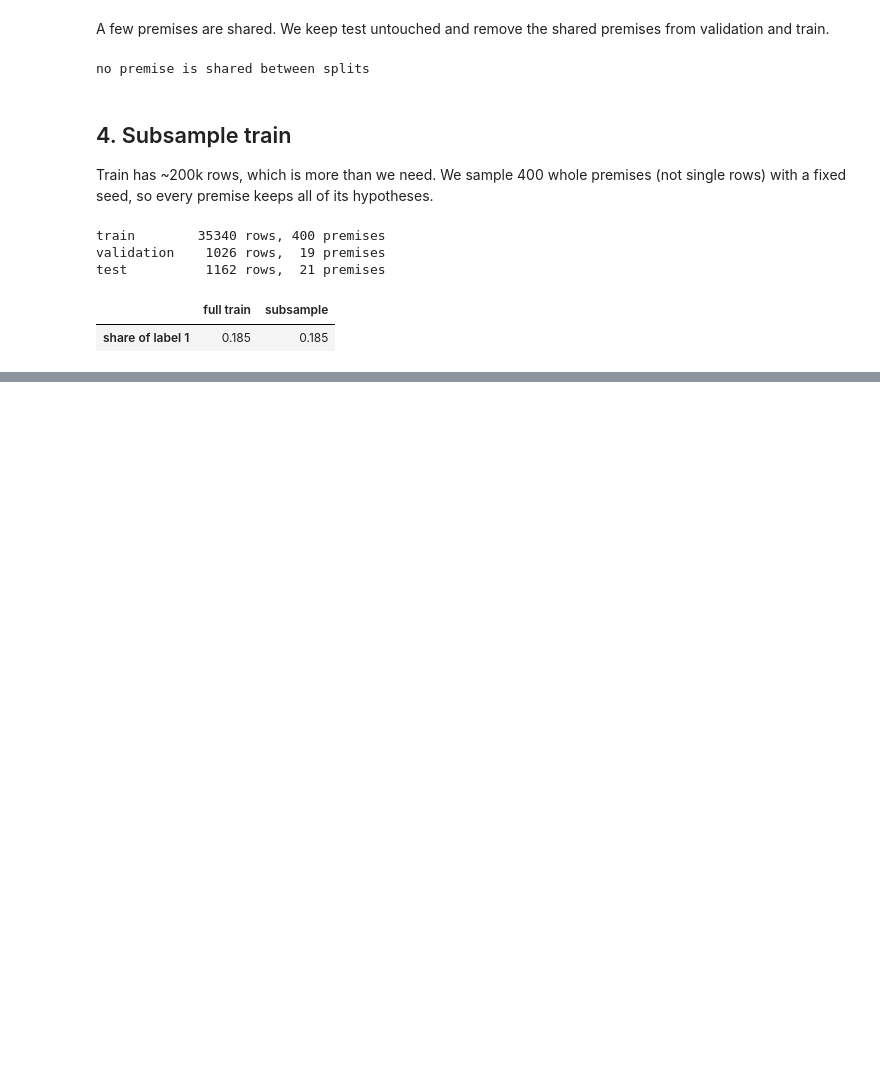
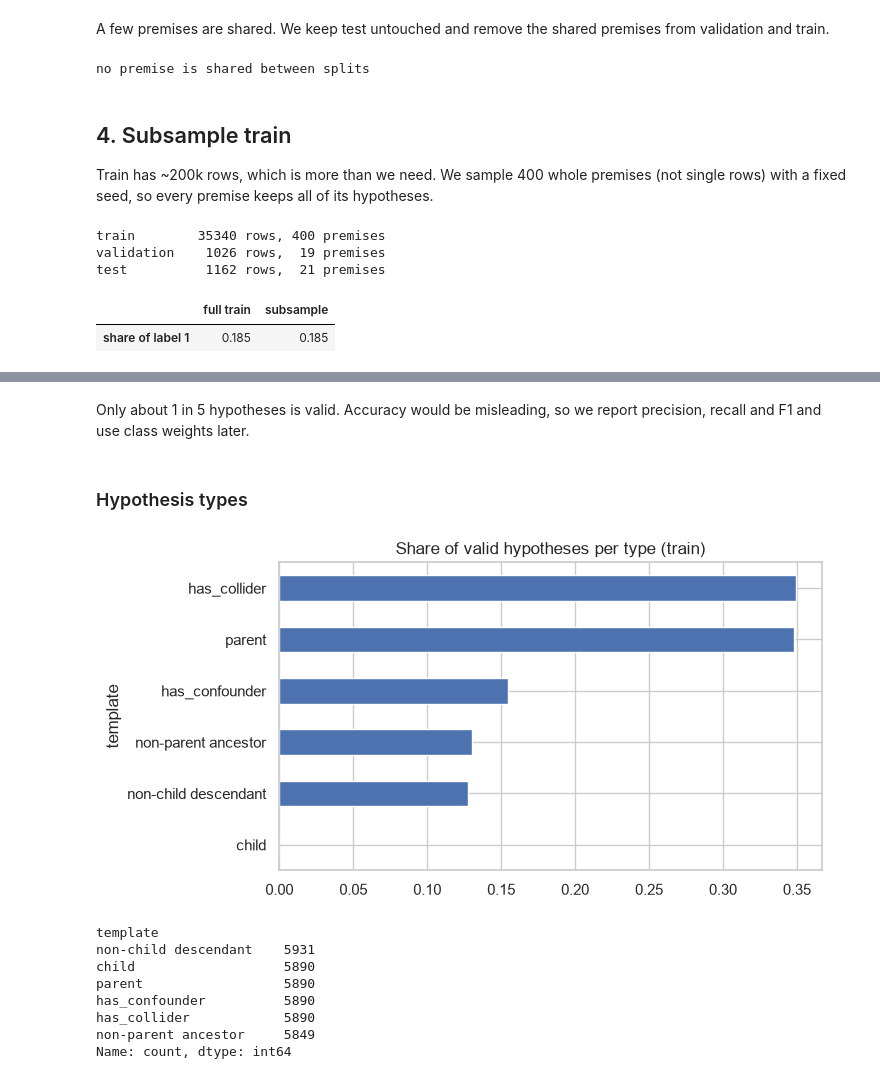
Before and after one commit to Jag2007/AI_ML_Project, a Jupyter notebook: notebooks/01_preprocessing_eda.ipynb, the cells around one changed output, grey strips where cells are left out. Saved outputs shown, nothing was run; the diff lists cells and outputs as text; code cells hidden in the pictures; blank space fills up the shorter version.

```diff
--- a/notebooks/01_preprocessing_eda.ipynb
+++ b/notebooks/01_preprocessing_eda.ipynb
@@ -149,0 +165,22 @@ pd.DataFrame({"full train": data["train"]["label"].mean(), "subsample": train["l
+# %% [markdown]
+Only about 1 in 5 hypotheses is valid. Accuracy would be misleading, so we report precision, recall and F1 and use
+class weights later.
+# %% [markdown]
+### Hypothesis types
+# %%
+types = train.groupby("template")["label"].mean().sort_values()
+fig, ax = plt.subplots(figsize=(7, 4))
+types.plot(kind="barh", ax=ax)
+ax.set_title("Share of valid hypotheses per type (train)")
+plt.show()
+train["template"].value_counts()
+# %% [output]
+[figure, added]
+template
+non-child descendant    5931
+child                   5890
+parent                  5890
+has_confounder          5890
+has_collider            5890
+non-parent ancestor     5849
+Name: count, dtype: int64
```
Also changed, not shown: parts of 16 cells of this notebook.
